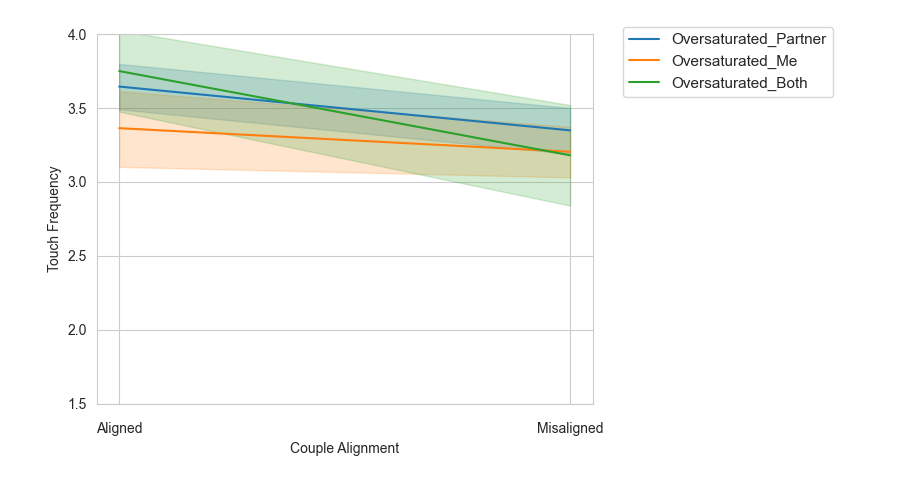
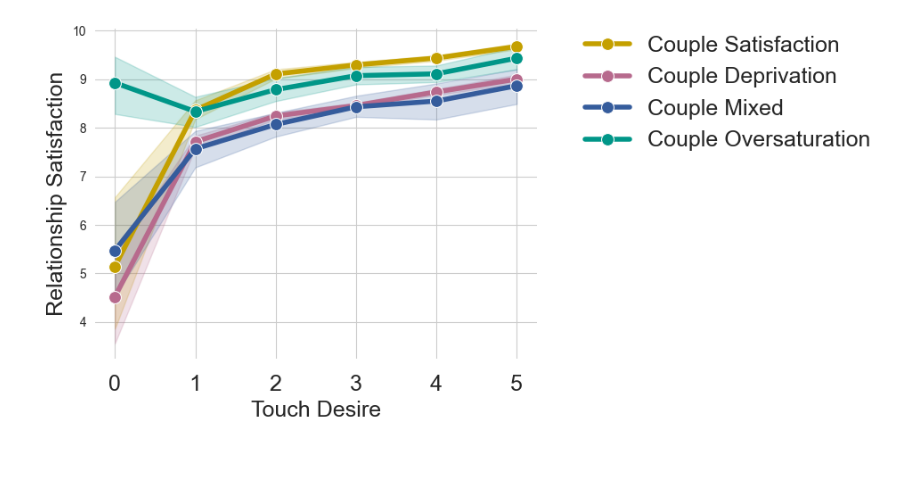
Before and after one commit to EdgardoCS/touchCouples, a Jupyter notebook: 6-Alignment_stats.ipynb, the cells around one changed output. Saved outputs shown, nothing was run; the diff lists cells and outputs as text; code cells hidden in the pictures.

```diff
--- a/6-Alignment_stats.ipynb
+++ b/6-Alignment_stats.ipynb
@@ -25,7 +25,12 @@ df.loc[df['Group1'] == 'SubGroup-OversaturatedBoth', 'Group4'] = 'Oversaturated_
 df.loc[df['Group1'] == 'SubGroup-OversaturatedMe', 'Group4'] = 'Oversaturated_Me'
 df.loc[df['Group1'] == 'SubGroup-OversaturatedPartner', 'Group4'] = 'Oversaturated_Partner'
 
-df.loc[df['Group3'] == 'Couple Mixed', 'Group4'] = 'Couple Mixed'
+df.loc[df['Group3'] == 'Couple Mixed', 'Group4'] = 'Mixed couple'
+# %%
+df = df.rename(columns={
+    'Relationship Satisfaction': 'Relationship_Satisfaction',
+    'Relationship Length (years)': 'Relationship_Length_years',
+})
 # %%
 def collapse_kde_into_bins(kde_df, bins=[0, 1, 2, 3, 4, 5, 6]):
     df = kde_df.copy()
@@ -201,37 +358,33 @@ sns.lineplot(
 # %%
-# new_palette = [
-#     "#C4A000",
-#     "#355C9C",
-#     "#B76A8D",
-#     "#009688",
-# ]
-# target_values = ['Deprived_Both', 'Deprived_Me', 'Deprived_Partner']
-target_values = ['Oversaturated_Both', 'Oversaturated_Me', 'Oversaturated_Partner']
-df_filtered = df[df['Group4'].isin(target_values)]
-
 ax = sns.lineplot(
-    data=df_filtered,
-    y="Frequency_F",
-    x="Match_Frequency",
-    hue="Group4",
-    style='Group4',
-    # palette=new_palette,
-    # markers=["o", "o", "o", "o"],
+    data=df,
+    y="Relationship_Satisfaction",
+    x="Desire_F",
+    hue="Group3",
+    style='Group3',
+    palette=new_palette,
+    markers=["o", "o", "o", "o"],
+    markersize=10,
     dashes=False,
+    linewidth=4,
 )
 
-plt.ylabel("Touch Frequency")
-plt.xlabel("Couple Alignment")
+plt.ylabel("Relationship Satisfaction", fontsize=18)
+plt.xlabel("Touch Desire", fontsize=18)
 
-plt.ylim(1.5, 4)
-# plt.xticks([0, 1], labels=["Align", "Disalign"])
+# plt.ylim(1.5, 4)
 
 x_legend = plt.legend(
     loc='upper right',
-    bbox_to_anchor=(1.5, 1.04),
-    fontsize=11
+    bbox_to_anchor=(1.8, 1.04),
+    fontsize=18,
+    frameon=False,
 )
 
-ax.tick_params(axis='x', which='major', pad=10)
+sns.despine(top=True, right=True, left=True, bottom=True)
+# t1 = plt.title("Touch Desire", fontsize=24, y=1.05, x=0.01, ha='left')
+
+ax.tick_params(axis='x', which='major', pad=10, labelsize=18)
+# plt.savefig('output/img/alignment/desire.png', dpi=600, transparent=False, bbox_inches='tight')
 # %% [output]
-[figure, old version]
+[figure, new version]
```
Also changed, not shown: parts of 15 cells of this notebook, 6 other files.
